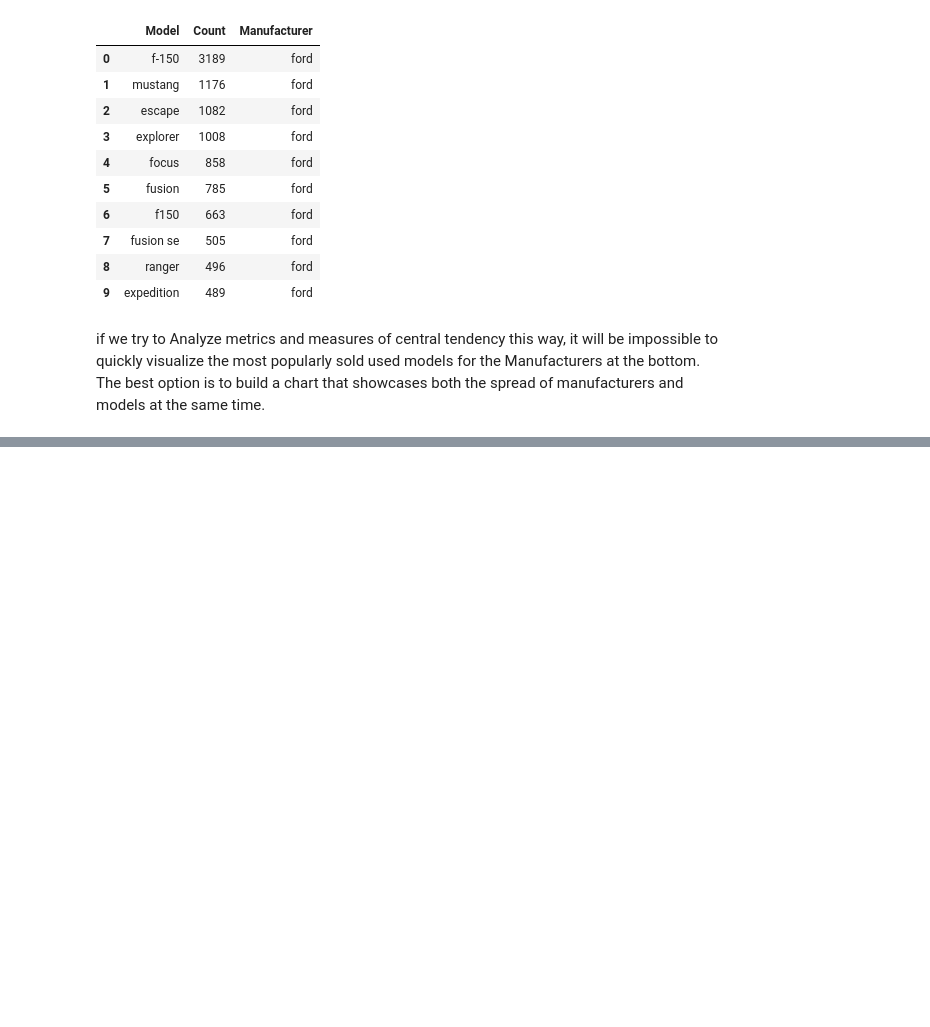
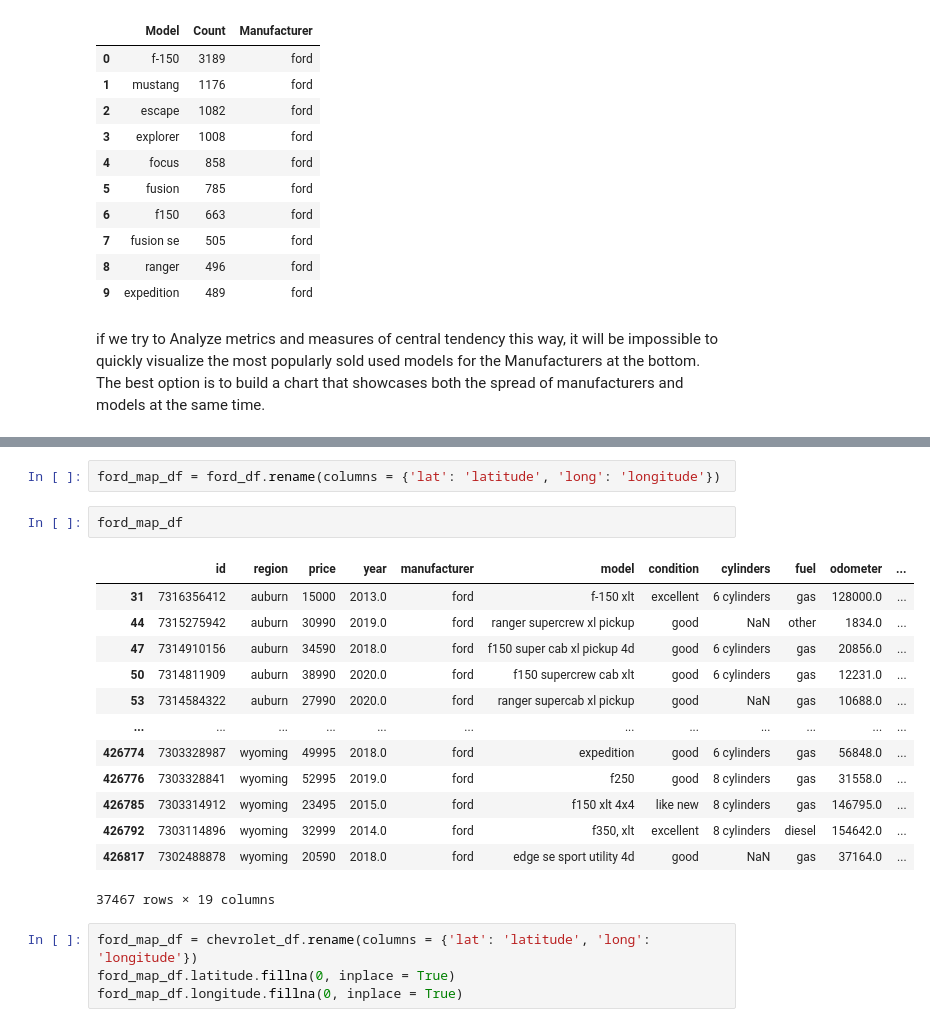
Before and after one commit to carloshgalvan95/Craigslist_Used_Cars_Analysis, a Jupyter notebook: used_cars.ipynb, the cells around one changed output, grey strips where cells are left out. Cells and saved outputs as stored; diff of their text form; blank space fills up the shorter version.

```diff
--- a/used_cars.ipynb
+++ b/used_cars.ipynb
@@ -294,0 +340,22 @@ fig.show()
+# %%
+ford_map_df = ford_df.rename(columns = {'lat': 'latitude', 'long': 'longitude'})
+# %%
+ford_map_df
+# %% [output]
+|  | id | region | price | year | manufacturer | model | condition | cylinders | fuel | odometer | ... |
+| 31 | 7316356412 | auburn | 15000 | 2013.0 | ford | f-150 xlt | excellent | 6 cylinders | gas | 128000.0 | ... |
+| 44 | 7315275942 | auburn | 30990 | 2019.0 | ford | ranger supercrew xl pickup | good | NaN | other | 1834.0 | ... |
+| 47 | 7314910156 | auburn | 34590 | 2018.0 | ford | f150 super cab xl pickup 4d | good | 6 cylinders | gas | 20856.0 | ... |
+| 50 | 7314811909 | auburn | 38990 | 2020.0 | ford | f150 supercrew cab xlt | good | 6 cylinders | gas | 12231.0 | ... |
+| 53 | 7314584322 | auburn | 27990 | 2020.0 | ford | ranger supercab xl pickup | good | NaN | gas | 10688.0 | ... |
+| ... | ... | ... | ... | ... | ... | ... | ... | ... | ... | ... | ... |
+| 426774 | 7303328987 | wyoming | 49995 | 2018.0 | ford | expedition | good | 6 cylinders | gas | 56848.0 | ... |
+| 426776 | 7303328841 | wyoming | 52995 | 2019.0 | ford | f250 | good | 8 cylinders | gas | 31558.0 | ... |
+| 426785 | 7303314912 | wyoming | 23495 | 2015.0 | ford | f150 xlt 4x4 | like new | 8 cylinders | gas | 146795.0 | ... |
+| 426792 | 7303114896 | wyoming | 32999 | 2014.0 | ford | f350, xlt | excellent | 8 cylinders | diesel | 154642.0 | ... |
+| 426817 | 7302488878 | wyoming | 20590 | 2018.0 | ford | edge se sport utility 4d | good | NaN | gas | 37164.0 | ... |
+37467 rows × 19 columns
+# %%
+ford_map_df = chevrolet_df.rename(columns = {'lat': 'latitude', 'long': 'longitude'})
+ford_map_df.latitude.fillna(0, inplace = True)
+ford_map_df.longitude.fillna(0, inplace = True)
```
Also changed, not shown: parts of 15 cells of this notebook, 1 other file.
